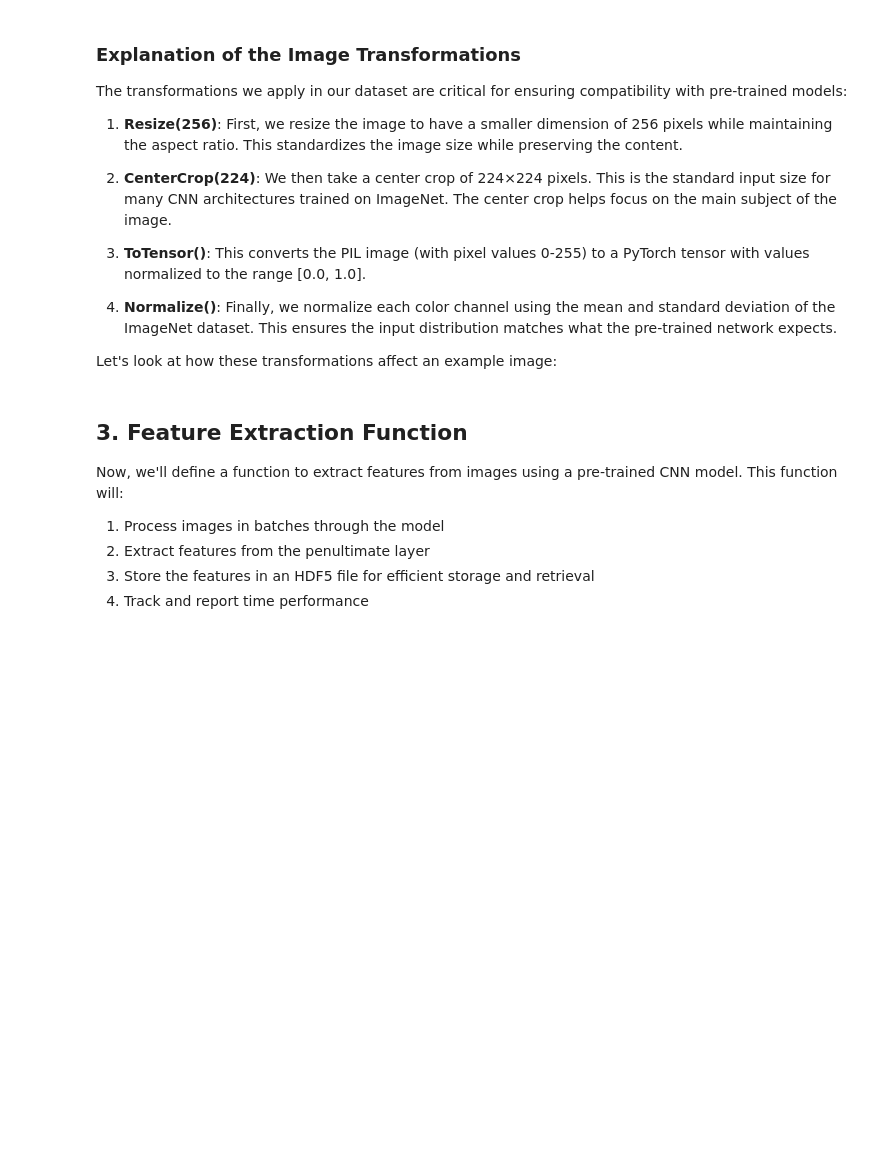
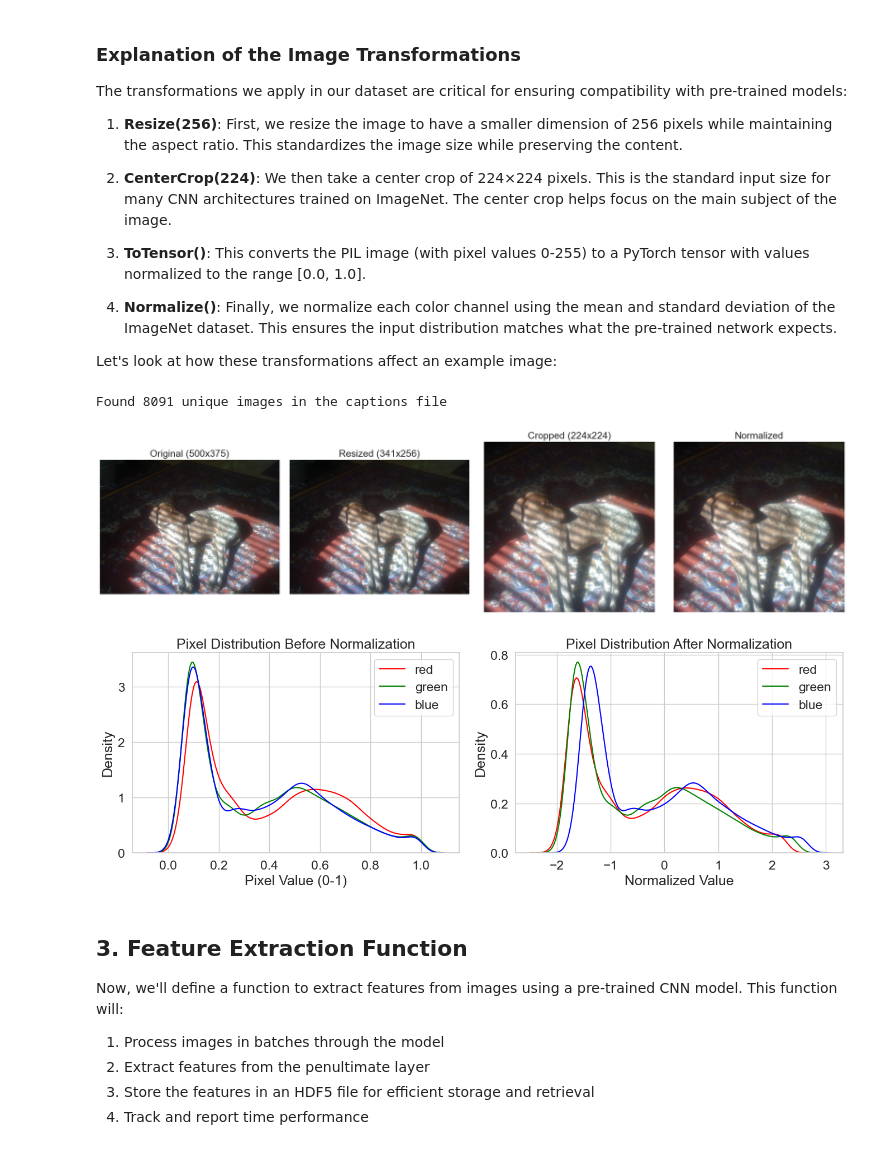
Before and after one commit to HivaAbolhadizade/image-captioning, a Jupyter notebook: notebooks/2_Feature_Extraction.ipynb, the cells around one changed output. Saved outputs shown, nothing was run; the diff lists cells and outputs as text; code cells hidden in the pictures; blank space fills up the shorter version.

```diff
--- a/notebooks/2_Feature_Extraction.ipynb
+++ b/notebooks/2_Feature_Extraction.ipynb
@@ -210,6 +218,7 @@ os.makedirs(features_dir, exist_ok=True)
 captions_path = os.path.join(data_dir, 'captions.csv')
 if os.path.exists(captions_path):
     captions_df = pd.read_csv(captions_path)
+    captions_df = captions_df.drop([6730,6731,6734,6732,6733])
     # Get unique image names
     image_names = captions_df['image'].unique().tolist()
     print(f"Found {len(image_names)} unique images in the captions file")
@@ -271,33 +280,37 @@ if os.path.exists(captions_path):
             plt.show()
 
             # Show pixel value distributions before and after normalization
             fig, axes = plt.subplots(1, 2, figsize=(14, 5))
 
             # Before normalization (values between 0 and 1)
             for i, color in enumerate(['red', 'green', 'blue']):
                 sns.kdeplot(tensor_img[i].numpy().flatten(), ax=axes[0], label=color, color=color)
             axes[0].set_title('Pixel Distribution Before Normalization')
             axes[0].set_xlabel('Pixel Value (0-1)')
             axes[0].set_ylabel('Density')
             axes[0].legend()
 
             # After normalization (values generally between -2 and 2)
             for i, color in enumerate(['red', 'green', 'blue']):
                 sns.kdeplot(normalized_img[i].numpy().flatten(), ax=axes[1], label=color, color=color)
             axes[1].set_title('Pixel Distribution After Normalization')
             axes[1].set_xlabel('Normalized Value')
             axes[1].set_ylabel('Density')
             axes[1].legend()
 
             plt.tight_layout()
             plt.show()
         else:
             print(f"Sample image not found at path: {img_path}")
 else:
     print(f"Captions file not found at path: {captions_path}")
     # Create a small sample set for demonstration
     image_names = [f"sample_image_{i}.jpg" for i in range(10)]
     print(f"Created {len(image_names)} sample image names for demonstration")
+# %% [output]
+Found 8091 unique images in the captions file
+[figure, added]
+[figure, added]
 # %% [markdown]
 ## 3. Feature Extraction Function
 
```
Also changed, not shown: parts of 14 cells of this notebook, 1 other file.
